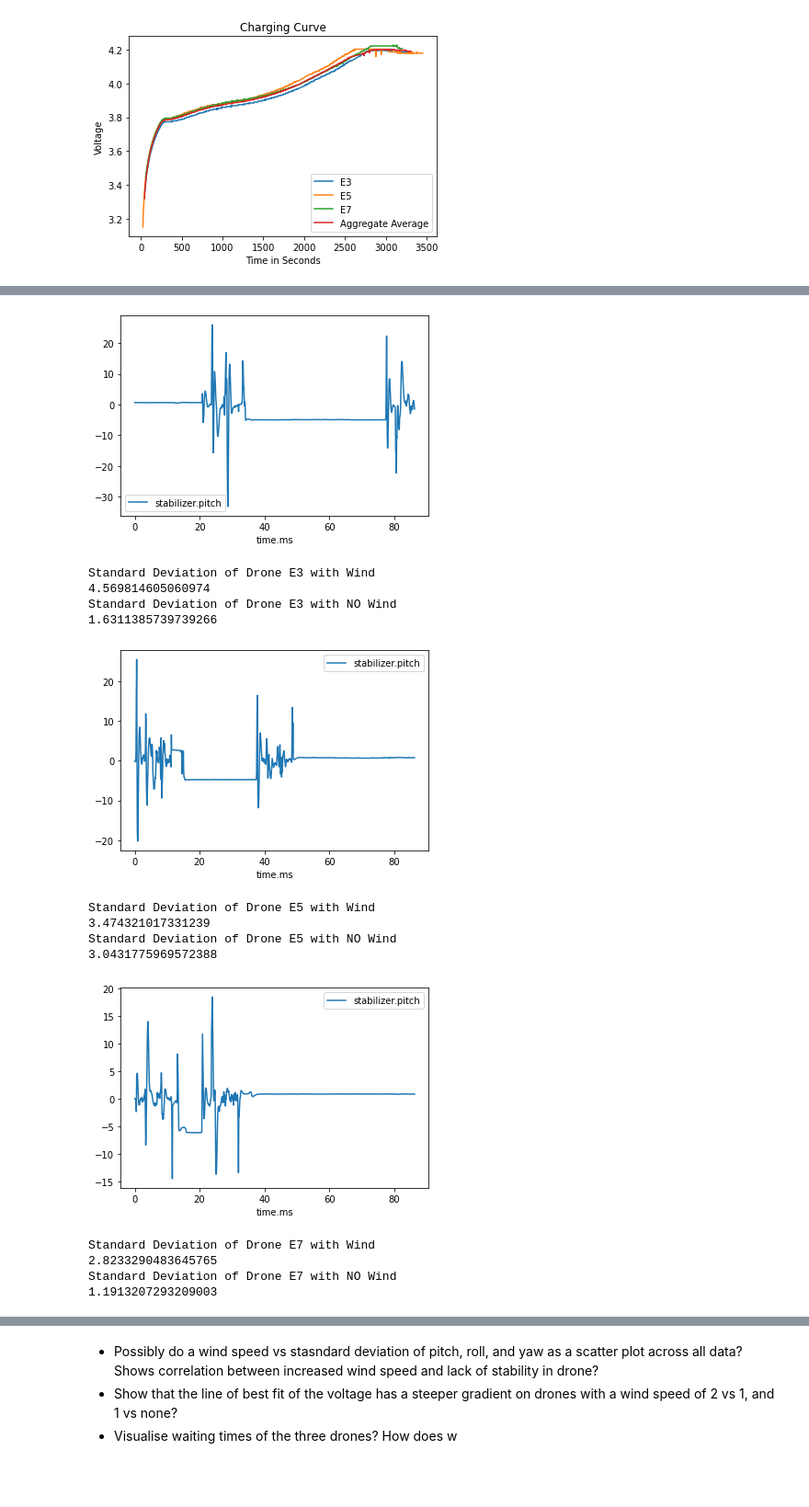
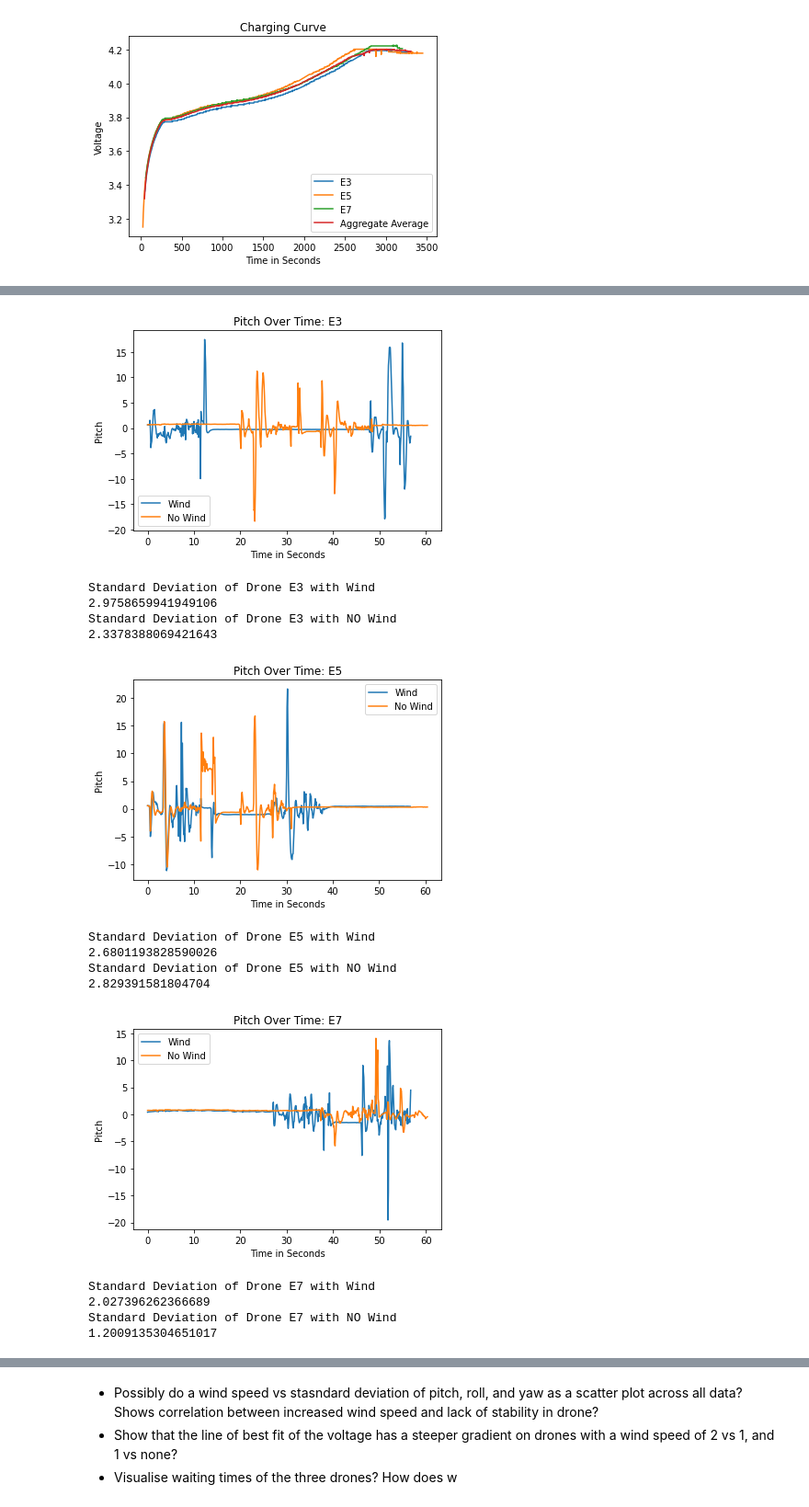
Before and after one commit to DwarfGiant26/crazyflie-lib-python, a Jupyter notebook: OurCodes/flying/DataVis/Sarah_Datavis.ipynb, the cells around one changed output, grey strips where cells are left out. Shown at 92% size. Drawn from its saved outputs; the diff is of its cells as text; code cells hidden in the pictures; blank space fills up the shorter version.

```diff
--- a/OurCodes/flying/DataVis/Sarah_Datavis.ipynb
+++ b/OurCodes/flying/DataVis/Sarah_Datavis.ipynb
@@ -11,7 +11,7 @@ from scipy.interpolate import make_interp_spline, BSpline
 # To switch between 1 charging station and 2 charging stations, switch between /New_1Intermediate and /New_2Intermediate
 # When visualising tests where there was NO wind, set the speed_no to 0, and angle to None, otherwise the code will throw an error.
 
-path_no = 5
+path_no = 2
 speed_no = 2
 angle = 90
 
@@ -32,13 +32,13 @@ dataE7["time.ms"] = dataE7["time.ms"].map(lambda x : x/1000)
 # both be using the same data (no wind).
 
 # No-wind variants used for comparison later:
-dataE3_no_wind = pd.read_csv(f"{parent_folder}/New_1Intermediate/path_{path_no}/wind_speed_0/wind_direction_None/drone_E3.csv")
+dataE3_no_wind = pd.read_csv(f"{parent_folder}/New_2Intermediate/path_{path_no}/wind_speed_0/wind_direction_None/drone_E3.csv")
 dataE3_no_wind["time.ms"] = dataE3_no_wind["time.ms"].map(lambda x : x/1000)
 
-dataE5_no_wind = pd.read_csv(f"{parent_folder}/New_1Intermediate/path_{path_no}/wind_speed_0/wind_direction_None/drone_E5.csv")
+dataE5_no_wind = pd.read_csv(f"{parent_folder}/New_2Intermediate/path_{path_no}/wind_speed_0/wind_direction_None/drone_E5.csv")
 dataE5_no_wind["time.ms"] = dataE5_no_wind["time.ms"].map(lambda x : x/1000)
 
-dataE7_no_wind = pd.read_csv(f"{parent_folder}/New_1Intermediate/path_{path_no}/wind_speed_0/wind_direction_None/drone_E7.csv")
+dataE7_no_wind = pd.read_csv(f"{parent_folder}/New_2Intermediate/path_{path_no}/wind_speed_0/wind_direction_None/drone_E7.csv")
 dataE7_no_wind["time.ms"] = dataE7_no_wind["time.ms"].map(lambda x : x/1000)
 # %%
 # ---------------------------------------------------------------------------
@@ -220,7 +235,7 @@ plt.show()
 pitch_timeE3 = dataE3.plot(x="time.ms", y ="stabilizer.pitch")
 pitch_timeE3 = dataE3_no_wind.plot(x="time.ms", y ="stabilizer.pitch", ax = pitch_timeE3)
 pitch_timeE3.legend(["Wind", "No Wind"])
-pitch_timeE3.set_title("Pitch Over Time: E5")
+pitch_timeE3.set_title("Pitch Over Time: E3")
 pitch_timeE3.set_xlabel("Time in Seconds")
 pitch_timeE3.set_ylabel("Pitch")
 plt.show()
@@ -242,47 +257,47 @@ pitch_timeE5 = dataE5_no_wind.plot(x="time.ms", y ="stabilizer.pitch", ax = pitc
 pitch_timeE5.legend(["Wind", "No Wind"])
 pitch_timeE5.set_title("Pitch Over Time: E5")
 pitch_timeE5.set_xlabel("Time in Seconds")
 pitch_timeE5.set_ylabel("Pitch")
 plt.show()
 
 print("Standard Deviation of Drone E5 with Wind")
 print(dataE5["stabilizer.pitch"].std())
 print("Standard Deviation of Drone E5 with NO Wind")
 print(dataE5_no_wind["stabilizer.pitch"].std())
 
 # ---------------------------------------
 # -------------------E7------------------
 # ---------------------------------------
 
 
 pitch_timeE7 = dataE7.plot(x="time.ms", y ="stabilizer.pitch")
 pitch_timeE7 = dataE7_no_wind.plot(x="time.ms", y ="stabilizer.pitch", ax = pitch_timeE7)
 pitch_timeE7.legend(["Wind", "No Wind"])
-pitch_timeE7.set_title("Pitch Over Time: E5")
+pitch_timeE7.set_title("Pitch Over Time: E7")
 pitch_timeE7.set_xlabel("Time in Seconds")
 pitch_timeE7.set_ylabel("Pitch")
 plt.show()
 
 print("Standard Deviation of Drone E7 with Wind")
 print(dataE7["stabilizer.pitch"].std())
 print("Standard Deviation of Drone E7 with NO Wind")
 print(dataE7_no_wind["stabilizer.pitch"].std())
 # %% [output]
-[figure, old version]
+[figure, new version]
 Standard Deviation of Drone E3 with Wind
-4.569814605060974
+2.9758659941949106
 Standard Deviation of Drone E3 with NO Wind
-1.6311385739739266
+2.3378388069421643
-[figure, old version]
+[figure, new version]
 Standard Deviation of Drone E5 with Wind
-3.474321017331239
+2.6801193828590026
 Standard Deviation of Drone E5 with NO Wind
-3.0431775969572388
+2.829391581804704
-[figure, old version]
+[figure, new version]
 Standard Deviation of Drone E7 with Wind
-2.8233290483645765
+2.027396262366689
 Standard Deviation of Drone E7 with NO Wind
-1.1913207293209003
+1.2009135304651017
 # %%
 # ---------------------------------------------------------------------------
 # --------------------------ROLL FOR WIND VS NO WIND------------------------
```
Also changed, not shown: parts of 8 cells of this notebook, 4 other files.
